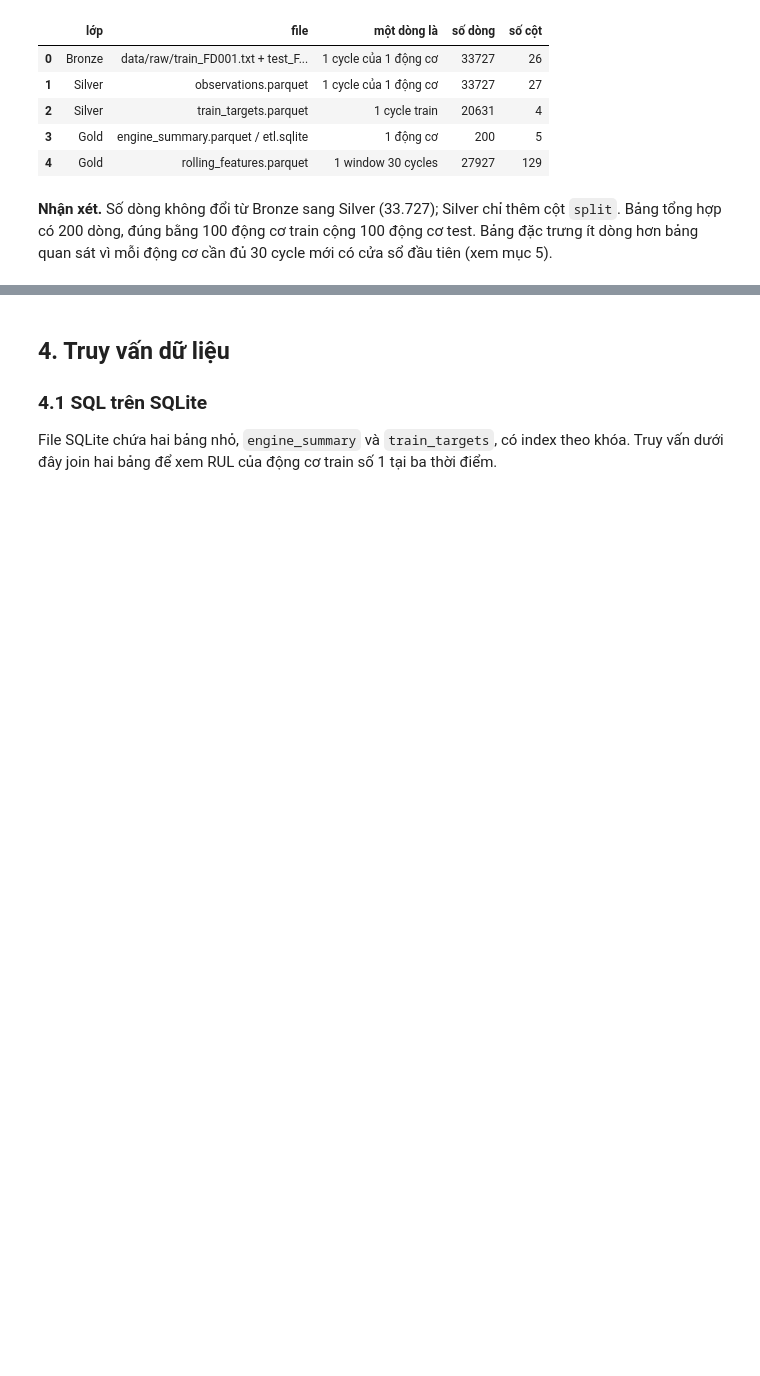
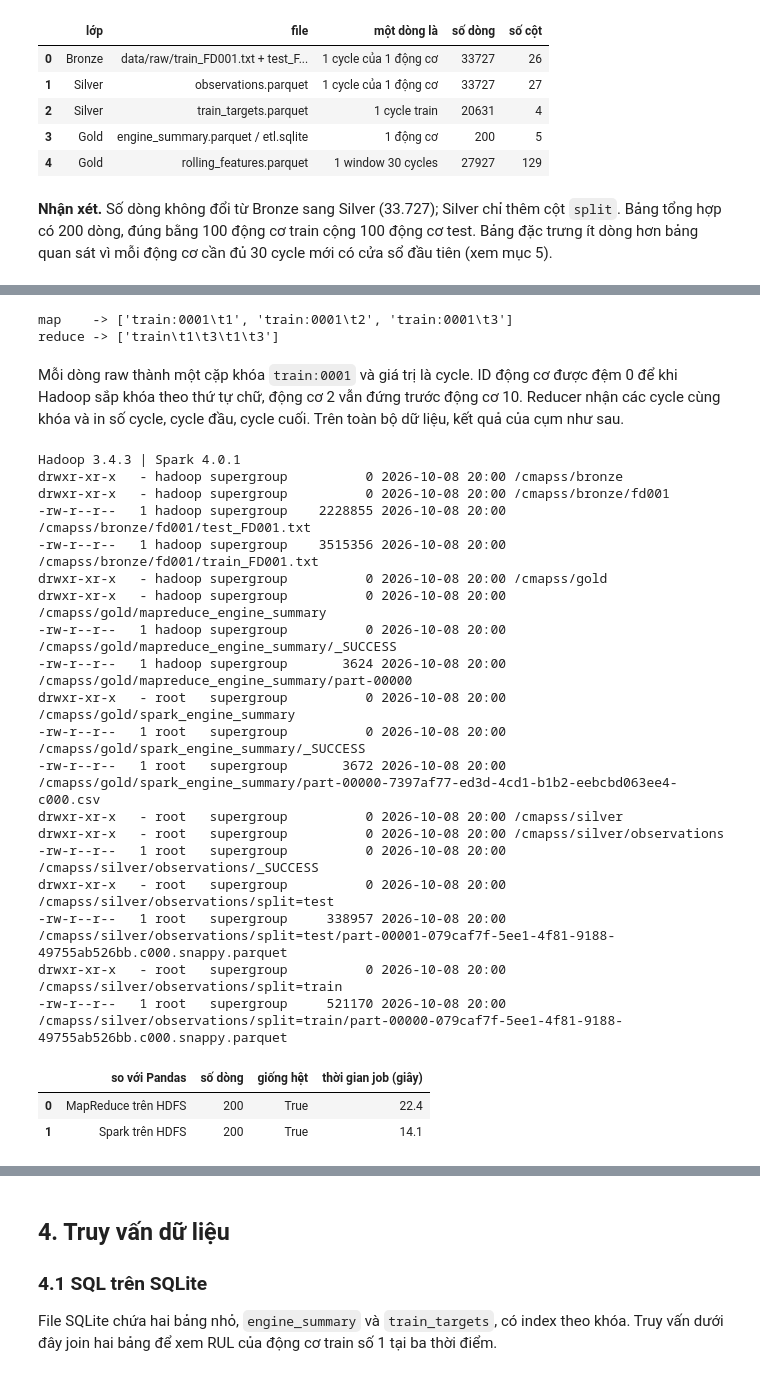
Before and after one commit to ti014/tinasa-cmapss-rul-prediction, a Jupyter notebook: notebooks/00_data_pipeline_walkthrough.ipynb, the cells around one changed output, grey strips where cells are left out. Cells and saved outputs as stored; diff of their text form; code cells hidden in the pictures; blank space fills up the shorter version.

```diff
--- a/notebooks/00_data_pipeline_walkthrough.ipynb
+++ b/notebooks/00_data_pipeline_walkthrough.ipynb
@@ -120,0 +163,51 @@ vì mỗi động cơ cần đủ 30 cycle mới có cửa sổ đầu tiên (xe
+# %%
+from cmapss.hdfs import lifetime_job
+
+first_lines = (RAW / "train_FD001.txt").read_text(encoding="utf-8").splitlines()[:3]
+mapped = list(lifetime_job.map_lines(first_lines, "/cmapss/bronze/fd001/train_FD001.txt"))
+print("map    ->", mapped)
+print("reduce ->", list(lifetime_job.reduce_lines(line + "\n" for line in sorted(mapped))))
+# %% [output]
+map    -> ['train:0001\t1', 'train:0001\t2', 'train:0001\t3']
+reduce -> ['train\t1\t3\t1\t3']
+# %% [markdown]
+Mỗi dòng raw thành một cặp khóa `train:0001` và giá trị là cycle. ID động cơ được đệm 0 để khi Hadoop sắp
+khóa theo thứ tự chữ, động cơ 2 vẫn đứng trước động cơ 10. Reducer nhận các cycle cùng khóa và in số cycle,
+cycle đầu, cycle cuối. Trên toàn bộ dữ liệu, kết quả của cụm như sau.
+# %%
+hdfs_summary = json.loads((ROOT / "outputs/hdfs/summary.json").read_text(encoding="utf-8"))
+print(hdfs_summary["hadoop_version"], "| Spark", hdfs_summary["spark_version"])
+print((ROOT / "outputs/hdfs/hdfs_listing.txt").read_text(encoding="utf-8"))
+
+mapreduce_table = pd.read_csv(ROOT / "outputs/hdfs/tables/mapreduce_engine_summary.csv")
+spark_table = pd.read_csv(ROOT / "outputs/hdfs/tables/spark_engine_summary.csv")
+pandas_table = engine_summary.sort_values(["split", "engine_id"]).reset_index(drop=True).astype({"split": str})
+pd.DataFrame({
+    "so với Pandas": ["MapReduce trên HDFS", "Spark trên HDFS"],
+    "số dòng": [len(mapreduce_table), len(spark_table)],
+    "giống hệt": [mapreduce_table.equals(pandas_table), spark_table.equals(pandas_table)],
+    "thời gian job (giây)": [hdfs_summary["seconds"]["mapreduce_job"], hdfs_summary["seconds"]["spark_job"]],
+})
+# %% [output]
+Hadoop 3.4.3 | Spark 4.0.1
+drwxr-xr-x   - hadoop supergroup          0 2026-10-08 20:00 /cmapss/bronze
+drwxr-xr-x   - hadoop supergroup          0 2026-10-08 20:00 /cmapss/bronze/fd001
+-rw-r--r--   1 hadoop supergroup    2228855 2026-10-08 20:00 /cmapss/bronze/fd001/test_FD001.txt
+-rw-r--r--   1 hadoop supergroup    3515356 2026-10-08 20:00 /cmapss/bronze/fd001/train_FD001.txt
+drwxr-xr-x   - hadoop supergroup          0 2026-10-08 20:00 /cmapss/gold
+drwxr-xr-x   - hadoop supergroup          0 2026-10-08 20:00 /cmapss/gold/mapreduce_engine_summary
+-rw-r--r--   1 hadoop supergroup          0 2026-10-08 20:00 /cmapss/gold/mapreduce_engine_summary/_SUCCESS
+-rw-r--r--   1 hadoop supergroup       3624 2026-10-08 20:00 /cmapss/gold/mapreduce_engine_summary/part-00000
+drwxr-xr-x   - root   supergroup          0 2026-10-08 20:00 /cmapss/gold/spark_engine_summary
+-rw-r--r--   1 root   supergroup          0 2026-10-08 20:00 /cmapss/gold/spark_engine_summary/_SUCCESS
+-rw-r--r--   1 root   supergroup       3672 2026-10-08 20:00 /cmapss/gold/spark_engine_summary/part-00000-7397af77-ed3d-4cd1-b1b2-eebcbd063ee4-c000.csv
+drwxr-xr-x   - root   supergroup          0 2026-10-08 20:00 /cmapss/silver
+drwxr-xr-x   - root   supergroup          0 2026-10-08 20:00 /cmapss/silver/observations
+-rw-r--r--   1 root   supergroup          0 2026-10-08 20:00 /cmapss/silver/observations/_SUCCESS
+drwxr-xr-x   - root   supergroup          0 2026-10-08 20:00 /cmapss/silver/observations/split=test
+-rw-r--r--   1 root   supergroup     338957 2026-10-08 20:00 /cmapss/silver/observations/split=test/part-00001-079caf7f-5ee1-4f81-9188-49755ab526bb.c000.snappy.parquet
+drwxr-xr-x   - root   supergroup          0 2026-10-08 20:00 /cmapss/silver/observations/split=train
+-rw-r--r--   1 root   supergroup     521170 2026-10-08 20:00 /cmapss/silver/observations/split=train/part-00000-079caf7f-5ee1-4f81-9188-49755ab526bb.c000.snappy.parquet
+|  | so với Pandas | số dòng | giống hệt | thời gian job (giây) |
+| 0 | MapReduce trên HDFS | 200 | True | 22.4 |
+| 1 | Spark trên HDFS | 200 | True | 14.1 |
```
Also changed, not shown: parts of 8 cells of this notebook, 33 other files.
